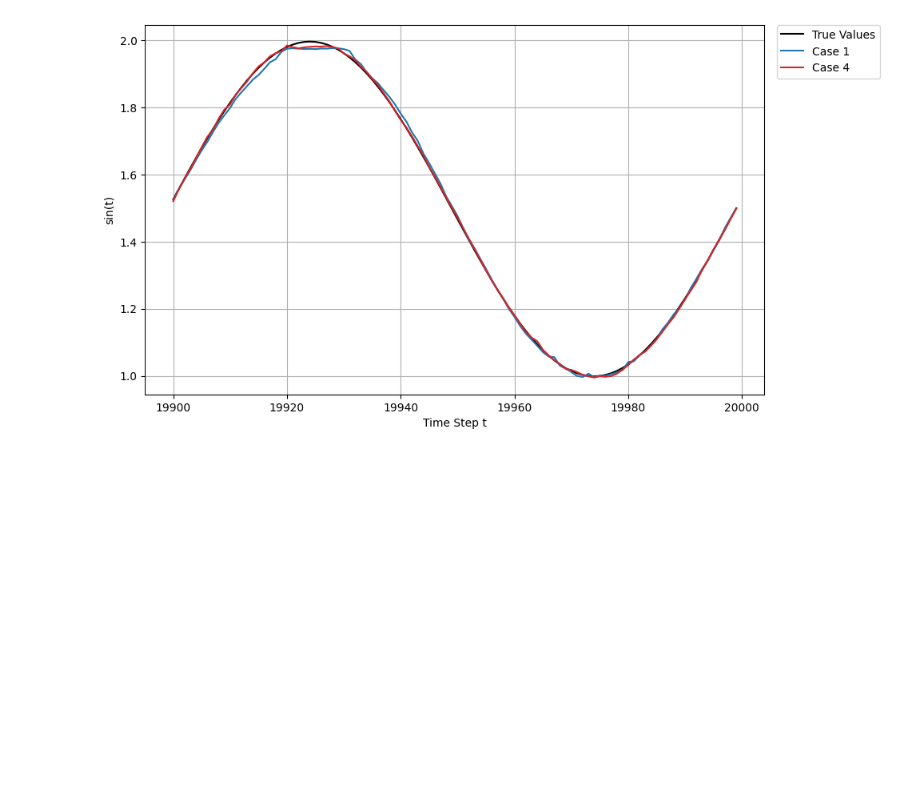
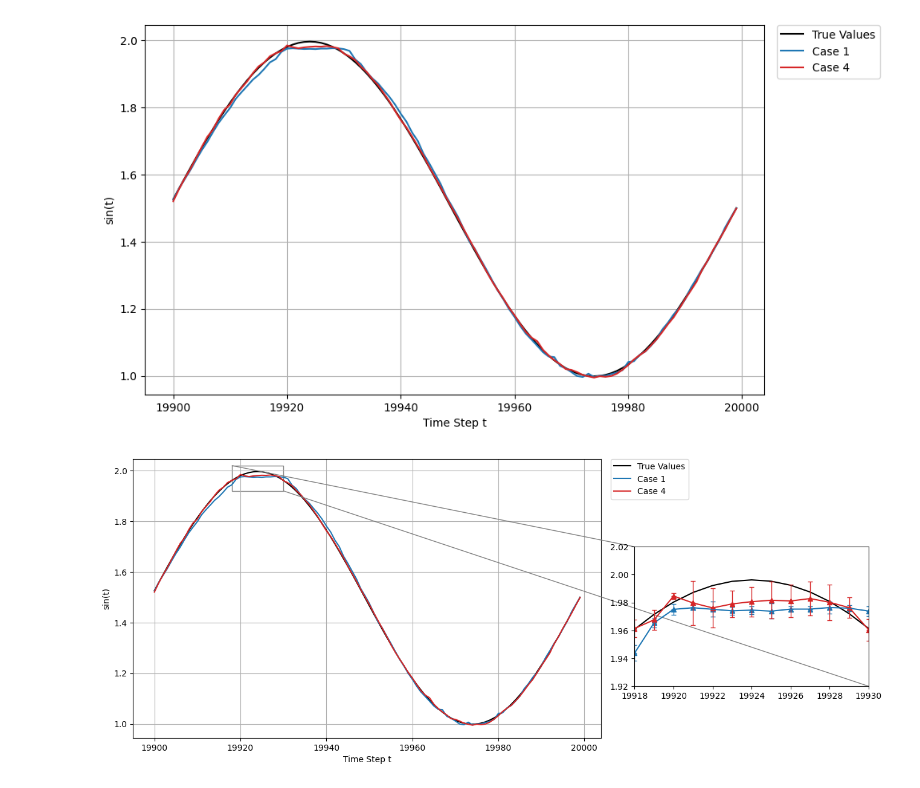
Before and after one commit to tyokyo320/time-series, a Jupyter notebook: utils/predict_syntheic.ipynb, the cells around one changed output. Drawn from its saved outputs; the diff is of its cells as text; code cells hidden in the pictures; blank space fills up the shorter version.

Commit message:
✨ feat: add zoom_coords

```diff
--- a/utils/predict_syntheic.ipynb
+++ b/utils/predict_syntheic.ipynb
@@ -651,3 +705,9 @@ error_abs_value_list.append(case4_error_abs_value)      # Add error values for C
 plot_syntheic_load_list_by_mean_std_with_labels(true_values, predicted_values_list, labels=labels, sampling_interval=config.sampling_interval)
 # %% [output]
 [figure]
+# %%
+# zoom_coords = ((zoom_xmin, zoom_xmax), (zoom_ymin, zoom_ymax))
+zoom_coords = ((19918, 19930), (1.92, 2.02))
+plot_syntheic_load_list_by_mean_std_with_labels_and_zoom(true_values, predicted_values_list, labels=labels, sampling_interval=config.sampling_interval, zoom_coords=zoom_coords)
+# %% [output]
+[figure, added]
```
Also changed, not shown: parts of 3 cells of this notebook, 1 other file.
